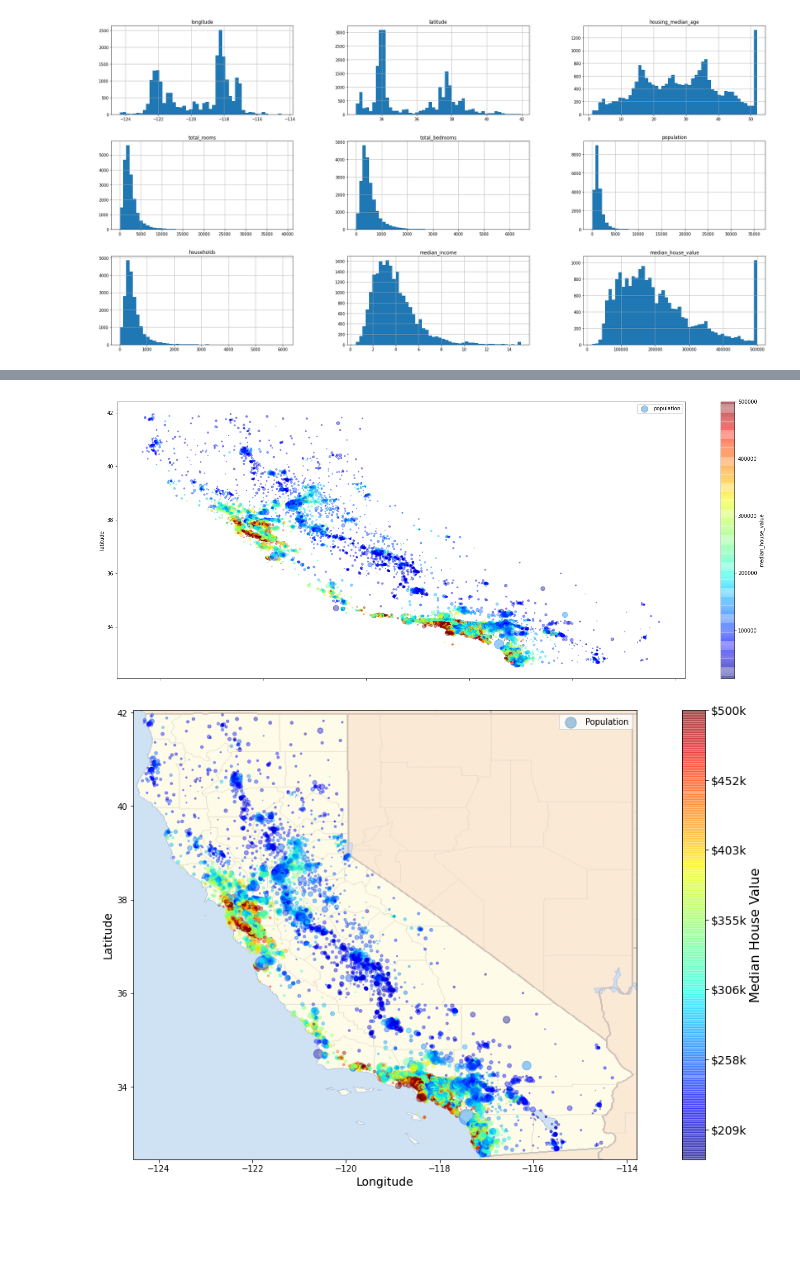
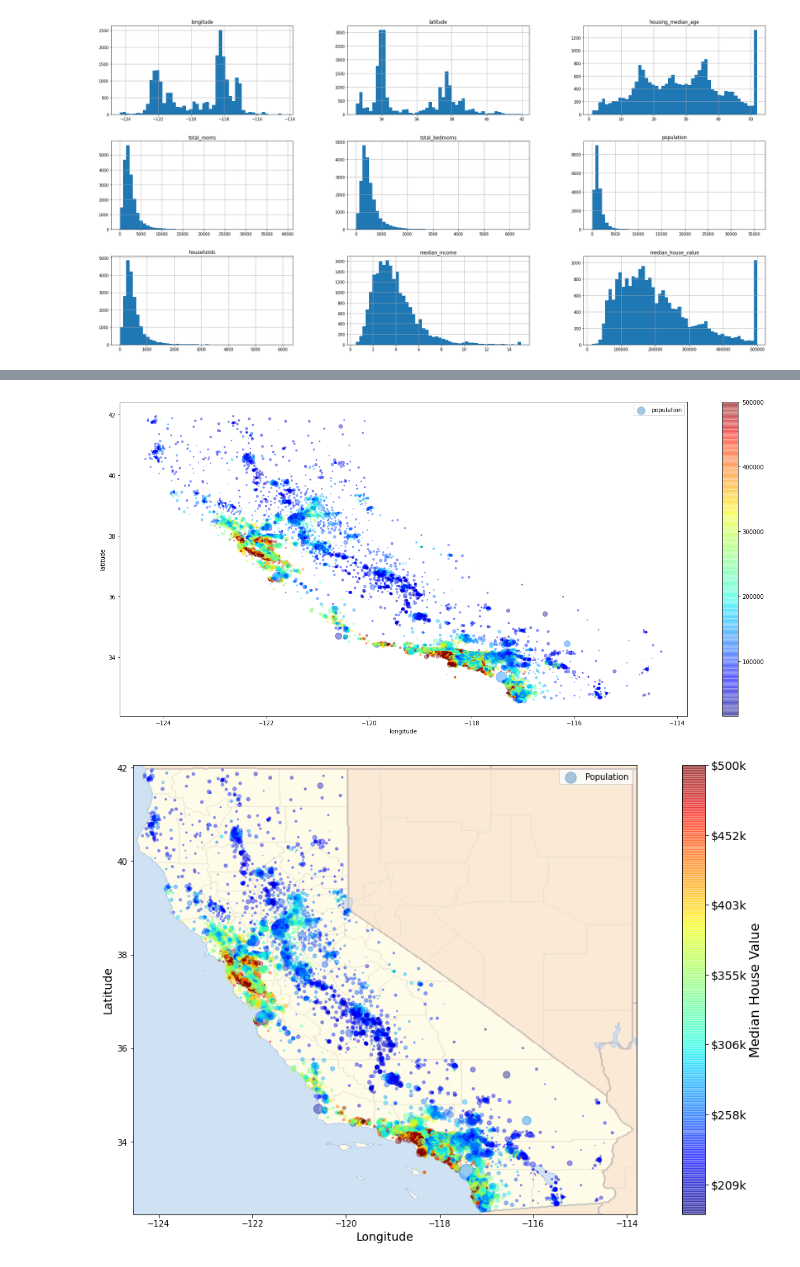
Before and after one commit to trizkynoviandy/california-housing-price, a Jupyter notebook: california_housing_price.ipynb, the cells around one changed output, grey strips where cells are left out. Cells and saved outputs as stored; diff of their text form; code cells hidden in the pictures; blank space fills up the shorter version.

```diff
--- a/california_housing_price.ipynb
+++ b/california_housing_price.ipynb
@@ -80,11 +84,13 @@ df.plot(kind="scatter", x="longitude", y="latitude", alpha= 0.1, figsize=(20, 10
 # %%
-df.plot(kind="scatter", x="longitude", y="latitude",
-        alpha= 0.4, s=df["population"]/100, label="population",
-        c="median_house_value", cmap=plt.get_cmap("jet"), colorbar=True, figsize=(25, 10))
+plt.figure(figsize=(22, 10))
+plt.scatter(x=df["longitude"], y=df["latitude"], alpha= 0.4, s=df["population"]/100, label="population", c=df["median_house_value"], cmap=plt.get_cmap("jet"))#
+plt.colorbar()
 plt.legend()
+plt.xlabel("longitude")
+plt.ylabel(("latitude"))
 plt.show()
 # %% [output]
-[figure, old version]
+[figure, new version]
 # %%
 filename = "figures/california.png"
 california_img=mpimg.imread(filename)
```
Also changed, not shown: parts of 6 cells of this notebook.
